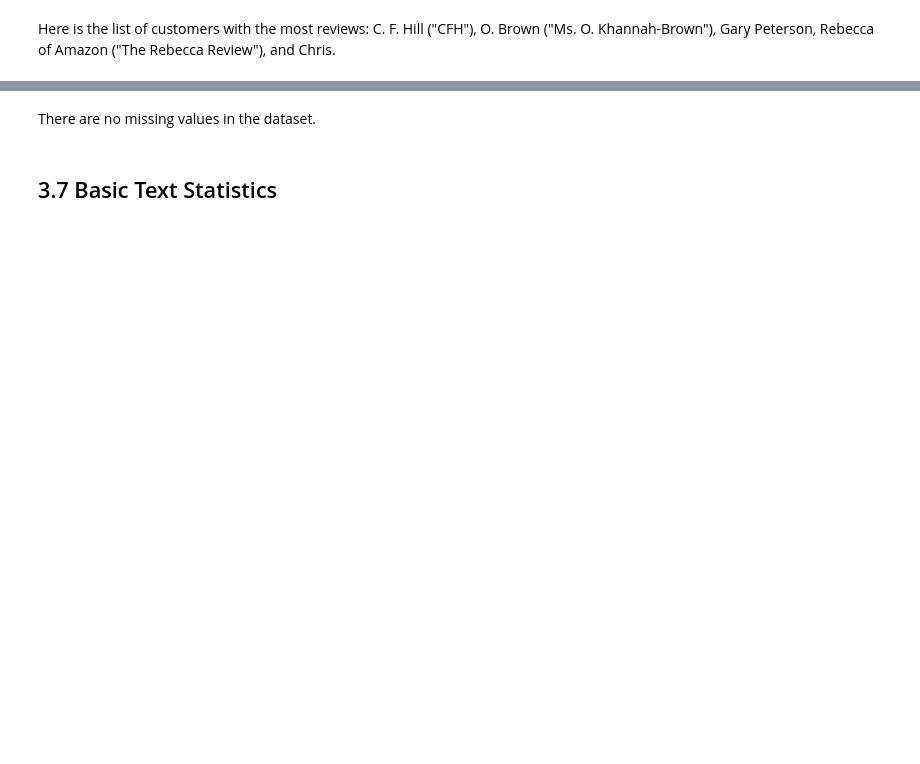
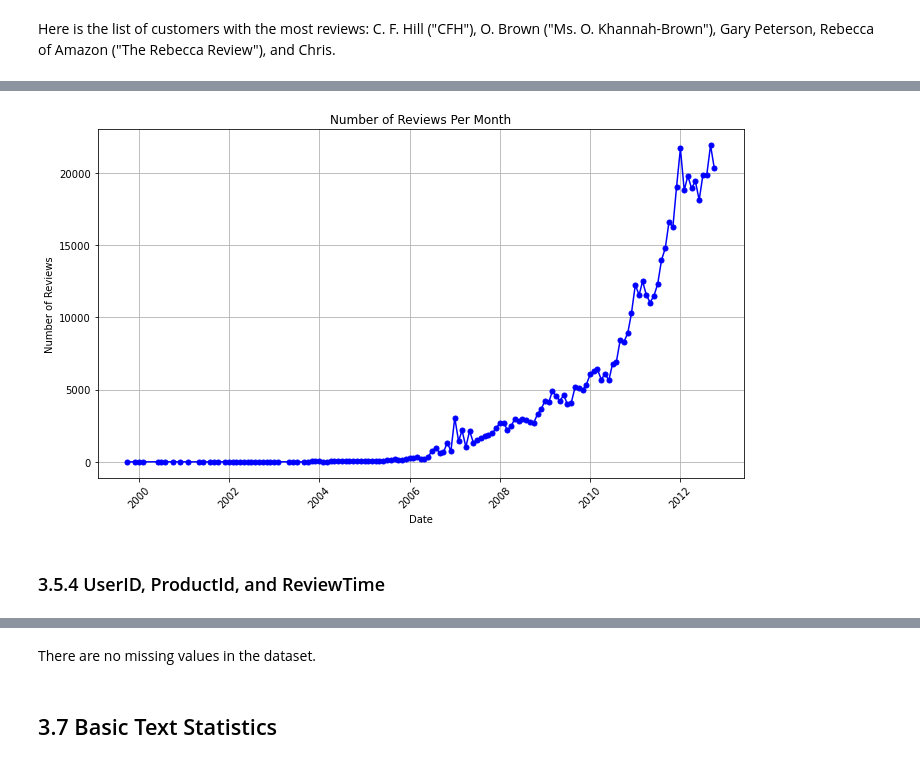
Before and after one commit to namozhdehi/Amazon-Fine-Food-Reviews, a Jupyter notebook: 03_exploratory_data_analysis.ipynb, the cells around one changed output, grey strips where cells are left out. Saved outputs shown, nothing was run; the diff lists cells and outputs as text; code cells hidden in the pictures; blank space fills up the shorter version.

```diff
--- a/03_exploratory_data_analysis.ipynb
+++ b/03_exploratory_data_analysis.ipynb
@@ -26,5 +45,5 @@ con = sqlite3.connect('AmazonReviews_NLP\database.sqlite')
 # %%
-amazon_data = pd.read_sql_query(""" SELECT * FROM Reviews""", con)
+amazon_data = pd.read_csv("amazon_data_cleaned.csv")
 amazon_data.head()
 # %% [output]
 |  | Id | ProductId | UserId | ProfileName | HelpfulnessNumerator | HelpfulnessDenominator | Score | ... |
@@ -176,0 +238,21 @@ Here is the list of customers with the most reviews: C. F. Hill ("CFH"), O. Brow
+# %%
+# Ensure the 'ReviewTime' column is in datetime format
+amazon_data['ReviewTime'] = pd.to_datetime(amazon_data['Time'], unit='s')
+
+# Group the data by month and count the number of reviews per month
+review_counts_monthly = amazon_data.groupby(amazon_data['ReviewTime'].dt.to_period('M')).size()
+
+# Plotting the line chart
+plt.figure(figsize=(10, 6))
+plt.plot(review_counts_monthly.index.to_timestamp(), review_counts_monthly.values, marker='o', color='b', markersize=5)
+plt.title('Number of Reviews Per Month')
+plt.xlabel('Date')
+plt.ylabel('Number of Reviews')
+plt.xticks(rotation=45)
+plt.grid(True)
+plt.tight_layout()
+plt.show()
+# %% [output]
+[figure, added]
+# %% [markdown]
+### 3.5.4 UserID, ProductId, and ReviewTime
```
Also changed, not shown: parts of 52 cells of this notebook.
